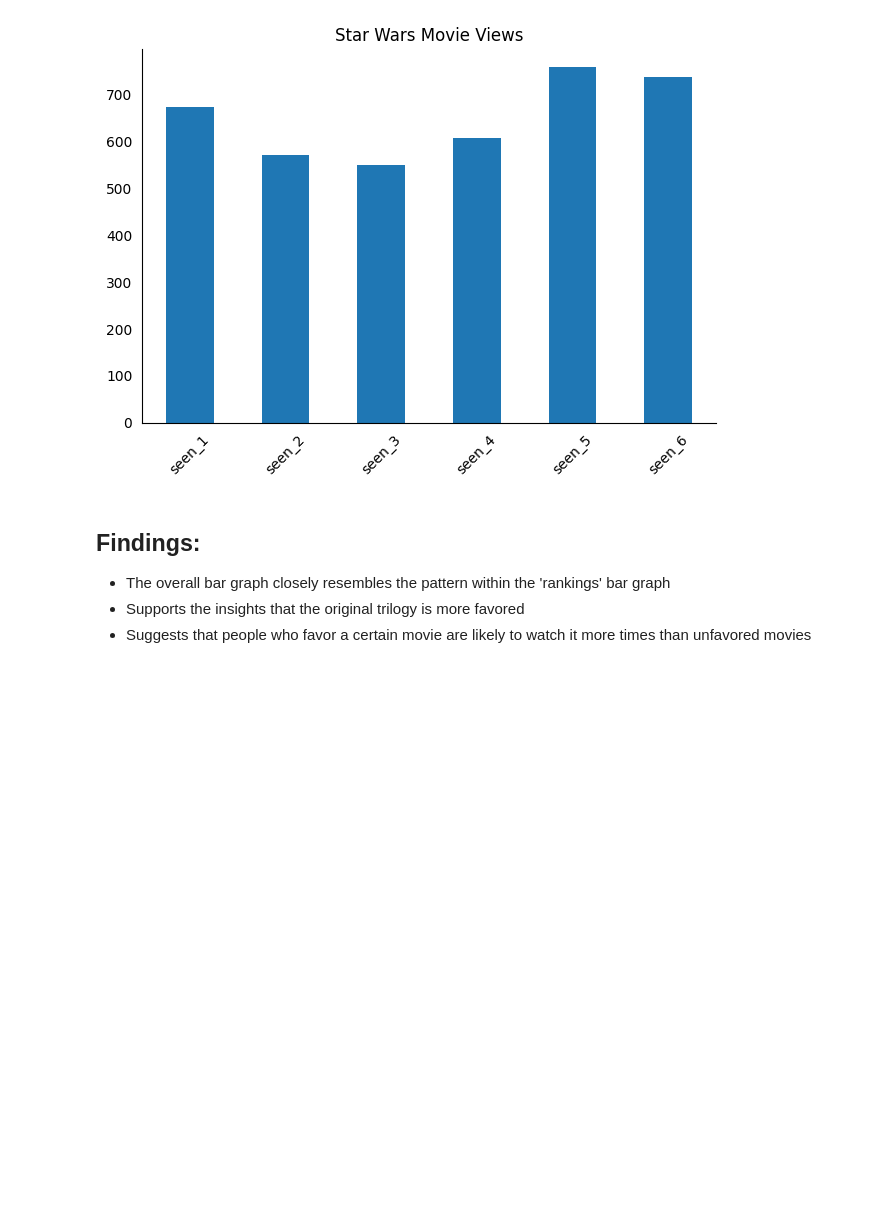
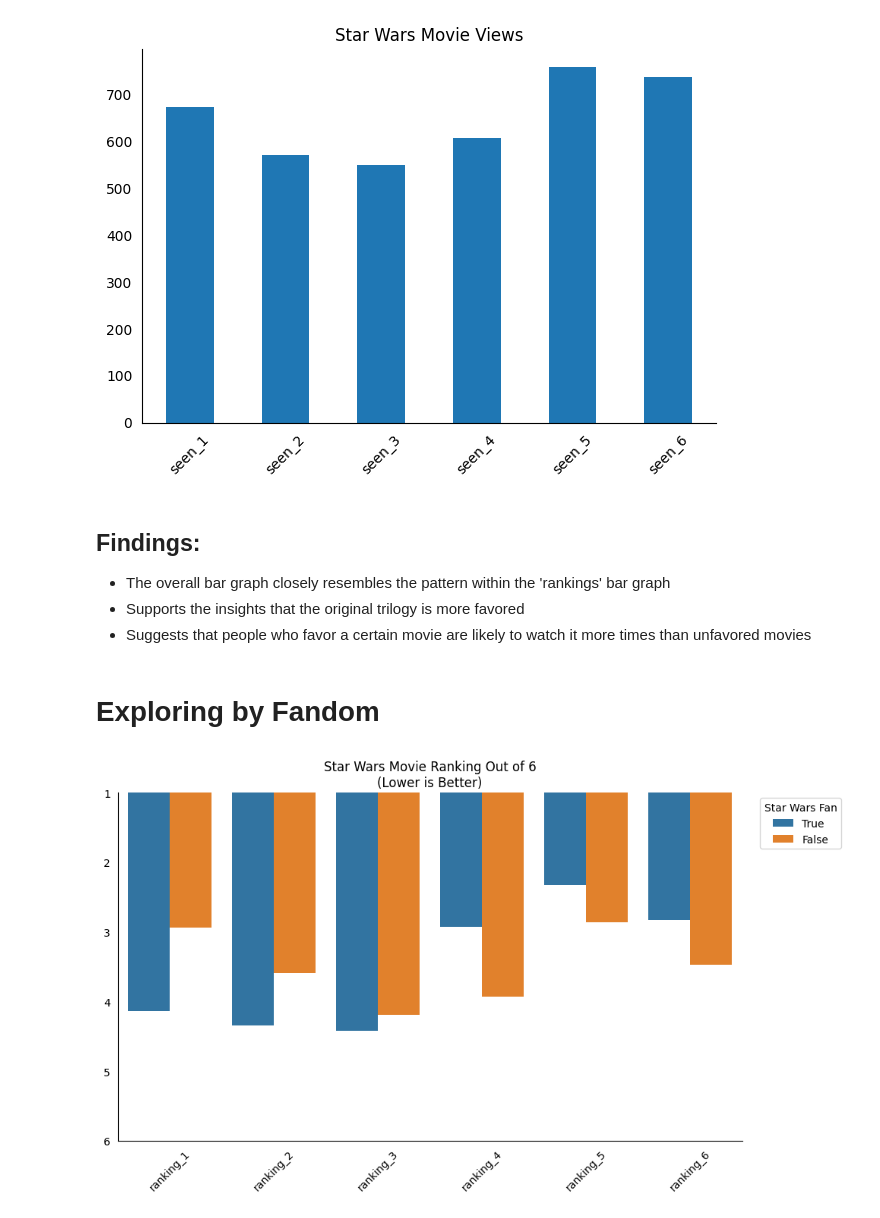
Before and after one commit to jastro-dev/dq-star-wars-survey, a Jupyter notebook: main_notebook.ipynb, the cells around one changed output. Saved outputs shown, nothing was run; the diff lists cells and outputs as text; code cells hidden in the pictures; blank space fills up the shorter version.

Commit message:
add exploration by fandom

```diff
--- a/main_notebook.ipynb
+++ b/main_notebook.ipynb
@@ -240,3 +240,37 @@ plt.savefig('visualizations/movie_views')
 - The overall bar graph closely resembles the pattern within the 'rankings' bar graph
 - Supports the insights that the original trilogy is more favored
 - Suggests that people who favor a certain movie are likely to watch it more times than unfavored movies
+# %% [markdown]
+# Exploring by Fandom
+# %%
+# Melt the dataframe to get it in the right format for seaborn
+
+fandom_col = 'Do you consider yourself to be a fan of the Star Wars film franchise?'
+
+melted_df_ranking = star_wars[ranking_cols_new + [fandom_col]].melt(
+    id_vars=[fandom_col], value_vars=ranking_cols_new, var_name='movie', value_name='ranking'
+)
+# %%
+# Plot rankings on a bar graph per fandom (True/False)
+
+plt.figure(figsize=(10, 6))
+sns.barplot(data=melted_df_ranking, x='movie', y='ranking', hue=fandom_col, errorbar=('ci', False))
+
+plt.legend(bbox_to_anchor=(1.02, 1), title='Star Wars Fan')
+
+plt.title('Star Wars Movie Ranking Out of 6\n(Lower is Better)')
+
+plt.xlabel('')
+plt.xticks(rotation=45)
+
+plt.ylabel('')
+plt.ylim(6, 1)
+
+plt.tick_params(bottom=False, left=False)
+
+plt.tight_layout()
+sns.despine()
+
+plt.savefig('visualizations/movie_rankings_per_fandom')
+# %% [output]
+[figure, added]
```
Also changed, not shown: parts of 3 cells of this notebook, 3 other files.
